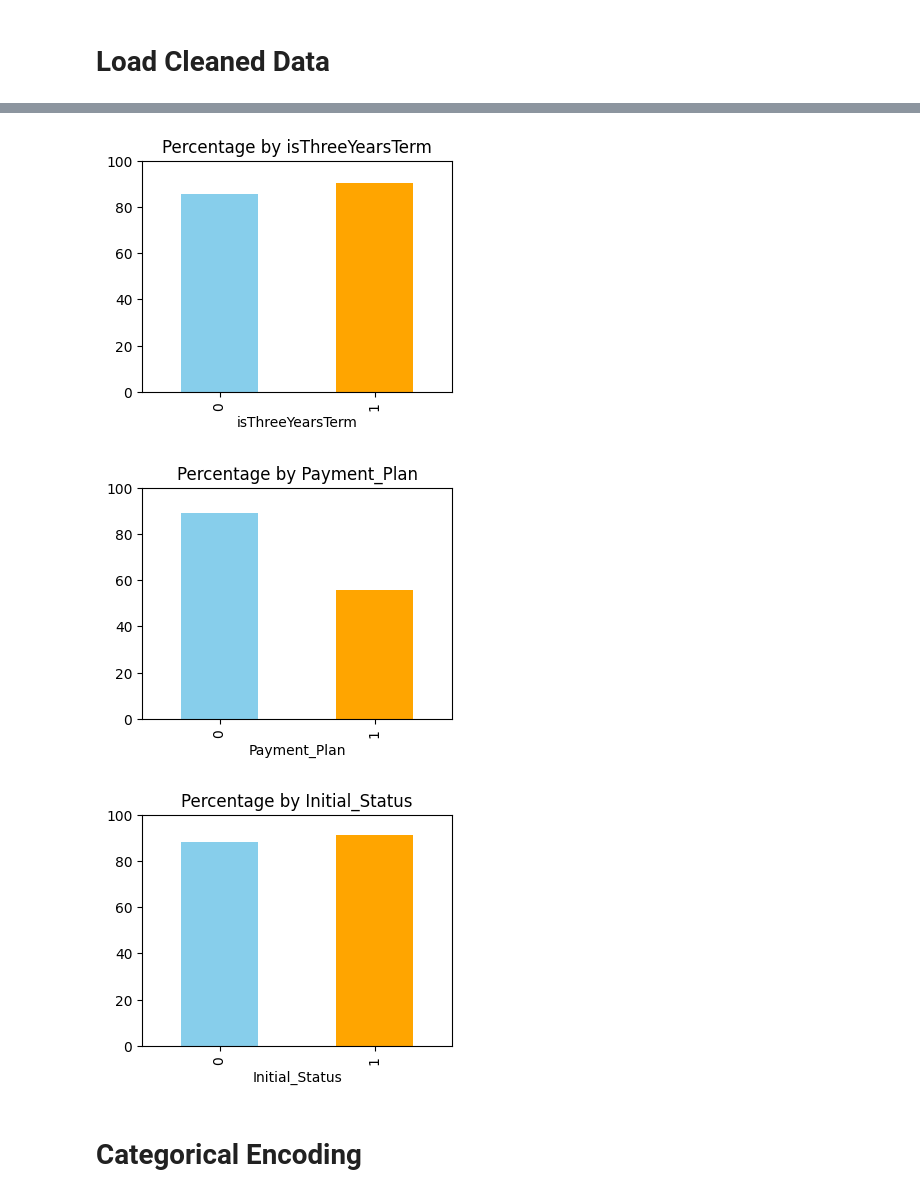
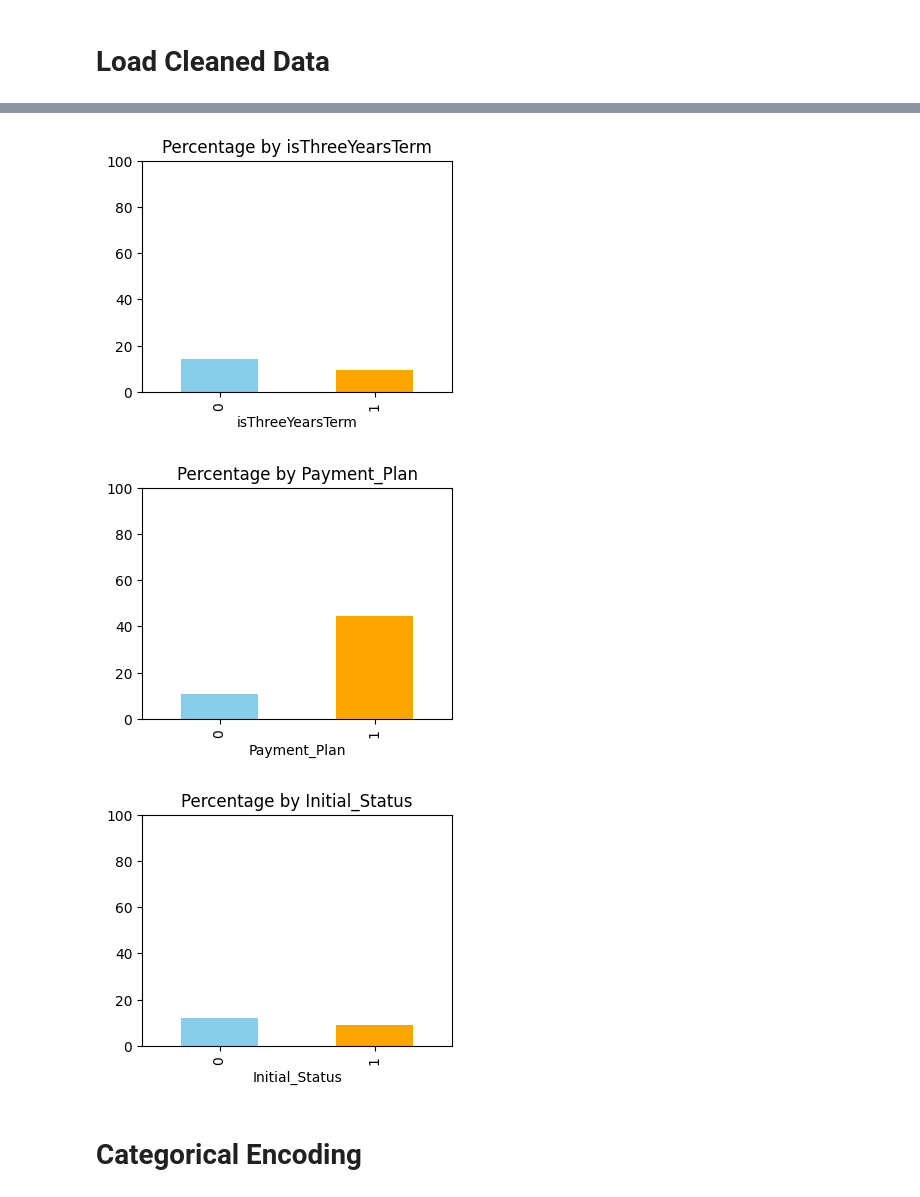
Before and after one commit to MYOUSSF/CreditRisk, a Jupyter notebook: Probability_of_Default_Modelling.ipynb, the cells around one changed output, grey strips where cells are left out. Saved outputs shown, nothing was run; the diff lists cells and outputs as text; code cells hidden in the pictures.

```diff
--- a/Probability_of_Default_Modelling.ipynb
+++ b/Probability_of_Default_Modelling.ipynb
@@ -329,7 +426,0 @@ float_columns.annual_inc_joint.nunique()
-# %%
-irrelevant_float = []
-for col in float_columns.columns.values:
-    if float_columns[col].nunique() < 2:
-        irrelevant_float.append(col)
-
-irrelevant_float
@@ -354,5 +427,4 @@ irrelevant_float
 # %%
-float_columns.drop(columns=irrelevant_float, inplace=True)
 float_columns.head(5)
 # %% [output]
 |  | funded_amnt_inv | int_rate | installment | annual_inc | dti | delinq_2yrs | inq_last_6mths | ... |
@@ -552,23 +675,31 @@ plot_dist(numerical, columns_per_row=3)
+# %%
+x1 = df['revol_bal']<=500000
+x2 = df['revol_util']<=200
+# x3 = df['tot_coll_amt']<=50000
+x4 = df['total_rev_hi_lim']<=500000
+x5 = df['Since_earliest_cr_line']>=0
+# %%
+df = df[x1 & x2 & x4 & x5]
 # %%
 def plot_binary_percentages(df, binary_cols, target):
     for col in binary_cols:
         # Calculate the percentage of class 1 in each binary group
         percentages = df.groupby(col)[target].mean() * 100
 
         plt.figure(figsize=(4, 3))
         percentages.plot(kind='bar', color=['skyblue', 'orange'])
         plt.title(f'Percentage by {col}')
         # plt.ylabel(f'Percentage of {target} = 1')
         plt.xlabel(col)
         plt.ylim(0, 100)
         plt.show()
 
 binary_cols = ['isThreeYearsTerm', 'Payment_Plan', 'Initial_Status']
-plot_binary_percentages(df, binary_cols, target='status')
+plot_binary_percentages(df, binary_cols, target='default')
 # %% [output]
-[figure, old version]
+[figure, new version]
-[figure, old version]
+[figure, new version]
-[figure, old version]
+[figure, new version]
 # %% [markdown]
 # Categorical Encoding
 # %%
```
Also changed, not shown: parts of 101 cells of this notebook.
